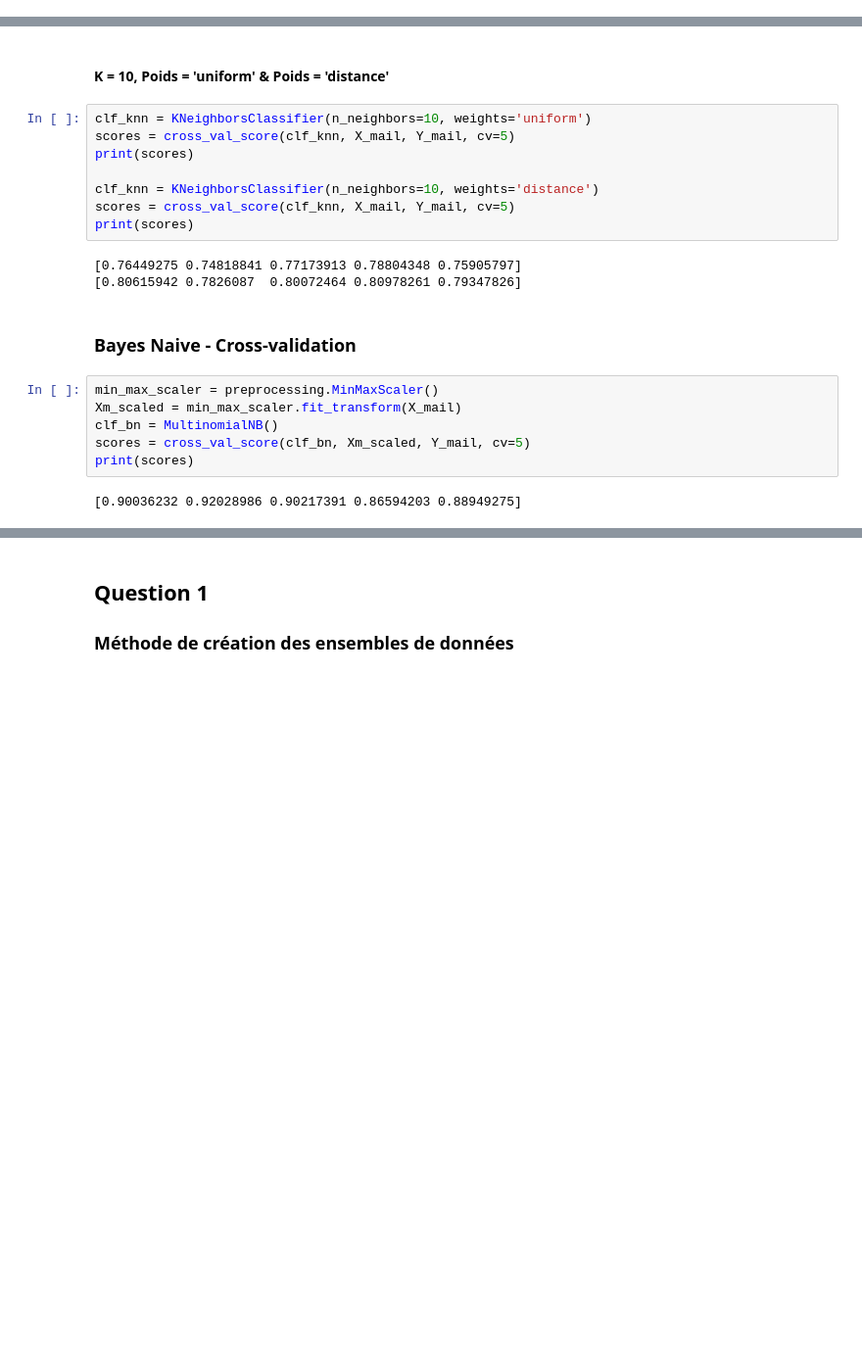
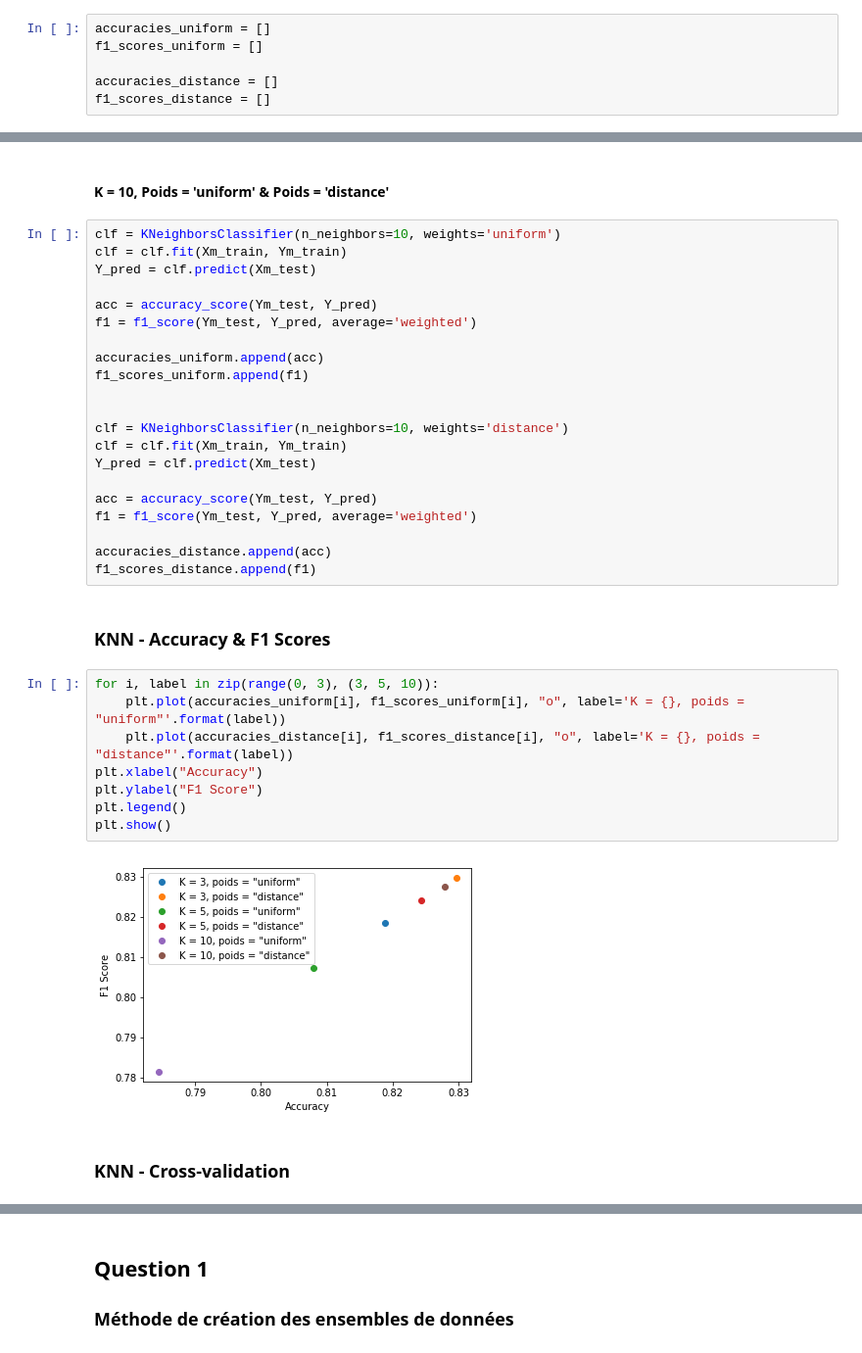
Before and after one commit to lodtan/gti770-tp2, a Jupyter notebook: GTI770-TP02.ipynb, the cells around one changed output, grey strips where cells are left out. Shown at 98% size. Drawn from its saved outputs; the diff is of its cells as text; blank space fills up the shorter version.

```diff
--- a/GTI770-TP02.ipynb
+++ b/GTI770-TP02.ipynb
@@ -106,0 +142,6 @@ print(scores)
+# %%
+accuracies_uniform = []
+f1_scores_uniform = []
+
+accuracies_distance = []
+f1_scores_distance = []
@@ -120,23 +193,37 @@ print(scores)
 # %% [markdown]
 #### K = 10, Poids = 'uniform' & Poids = 'distance'
-# %%
-clf_knn = KNeighborsClassifier(n_neighbors=10, weights='uniform')
-scores = cross_val_score(clf_knn, X_mail, Y_mail, cv=5)
-print(scores)
-
-clf_knn = KNeighborsClassifier(n_neighbors=10, weights='distance')
-scores = cross_val_score(clf_knn, X_mail, Y_mail, cv=5)
-print(scores)
-# %% [output]
-[0.76449275 0.74818841 0.77173913 0.78804348 0.75905797]
-[0.80615942 0.7826087  0.80072464 0.80978261 0.79347826]
+# %%
+clf = KNeighborsClassifier(n_neighbors=10, weights='uniform')
+clf = clf.fit(Xm_train, Ym_train)
+Y_pred = clf.predict(Xm_test)
+
+acc = accuracy_score(Ym_test, Y_pred)
+f1 = f1_score(Ym_test, Y_pred, average='weighted')
+
+accuracies_uniform.append(acc)
+f1_scores_uniform.append(f1)
+
+
+clf = KNeighborsClassifier(n_neighbors=10, weights='distance')
+clf = clf.fit(Xm_train, Ym_train)
+Y_pred = clf.predict(Xm_test)
+
+acc = accuracy_score(Ym_test, Y_pred)
+f1 = f1_score(Ym_test, Y_pred, average='weighted')
+
+accuracies_distance.append(acc)
+f1_scores_distance.append(f1)
+# %% [markdown]
+### KNN - Accuracy & F1 Scores
+# %%
+for i, label in zip(range(0, 3), (3, 5, 10)):
+    plt.plot(accuracies_uniform[i], f1_scores_uniform[i], "o", label='K = {}, poids = "uniform"'.format(label))
+    plt.plot(accuracies_distance[i], f1_scores_distance[i], "o", label='K = {}, poids = "distance"'.format(label))
+plt.xlabel("Accuracy")
+plt.ylabel("F1 Score")
+plt.legend()
+plt.show()
+# %% [output]
+[figure, added]
 # %% [markdown]
-### Bayes Naive - Cross-validation
+### KNN - Cross-validation
-# %%
-min_max_scaler = preprocessing.MinMaxScaler()
-Xm_scaled = min_max_scaler.fit_transform(X_mail)
-clf_bn = MultinomialNB()
-scores = cross_val_score(clf_bn, Xm_scaled, Y_mail, cv=5)
-print(scores)
-# %% [output]
-[0.90036232 0.92028986 0.90217391 0.86594203 0.88949275]
```
Also changed, not shown: parts of 24 cells of this notebook.
